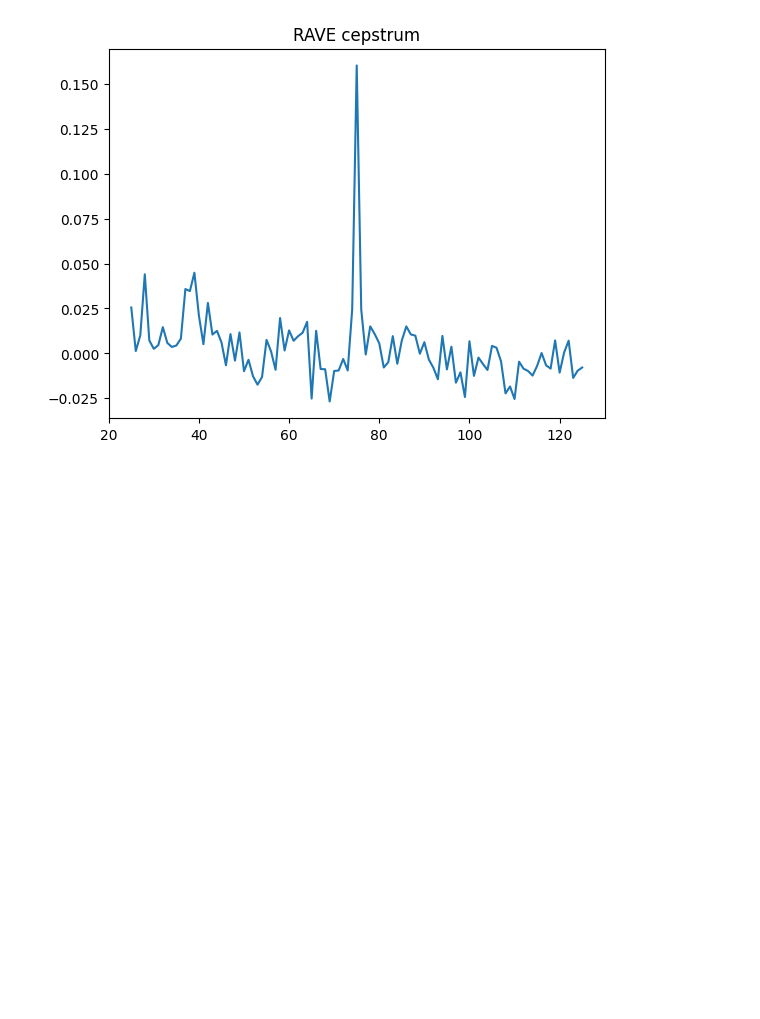
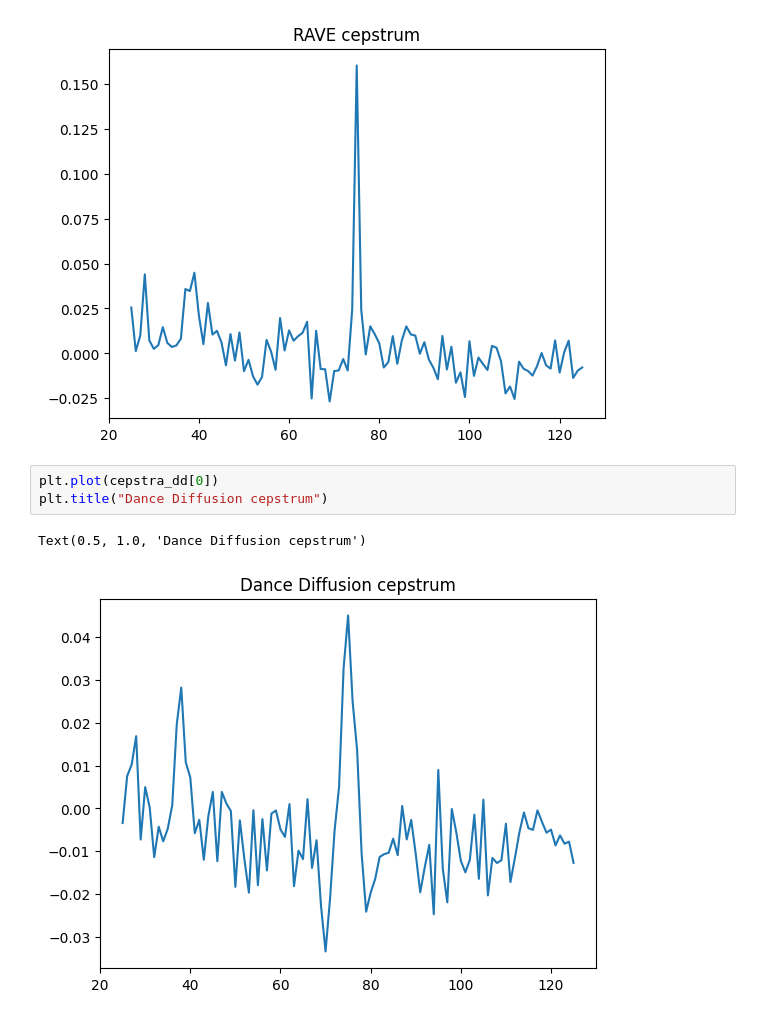
Before and after one commit to mamodrzejewski/hidden-echoes, a Jupyter notebook: Audio2AudioEchoes/notebooks/compare_metrics.ipynb, the cells around one changed output. Cells and saved outputs as stored; diff of their text form; blank space fills up the shorter version.

Commit message:
feat: add dance diffusion comparison

```diff
--- a/Audio2AudioEchoes/notebooks/compare_metrics.ipynb
+++ b/Audio2AudioEchoes/notebooks/compare_metrics.ipynb
@@ -163,3 +215,9 @@ plt.title("RAVE cepstrum")
 # %% [output]
 Text(0.5, 1.0, 'RAVE cepstrum')
 [figure]
+# %%
+plt.plot(cepstra_dd[0])
+plt.title("Dance Diffusion cepstrum")
+# %% [output]
+Text(0.5, 1.0, 'Dance Diffusion cepstrum')
+[figure, added]
```
Also changed, not shown: parts of 6 cells of this notebook, 2 other files.
